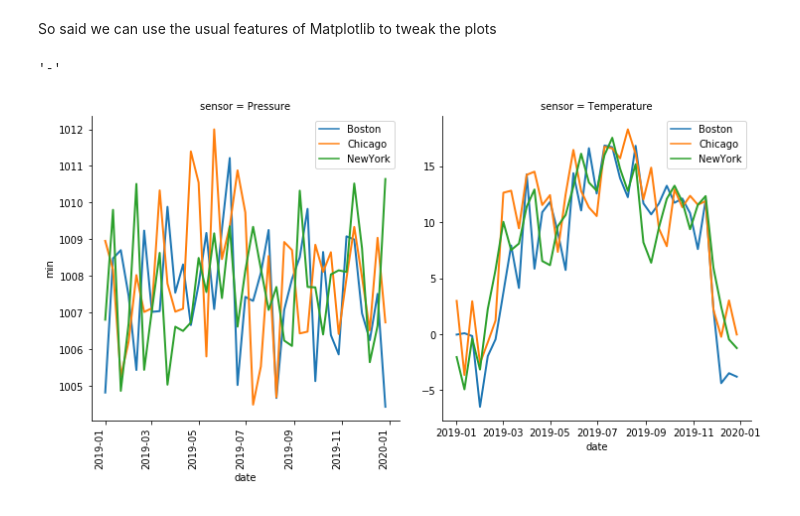
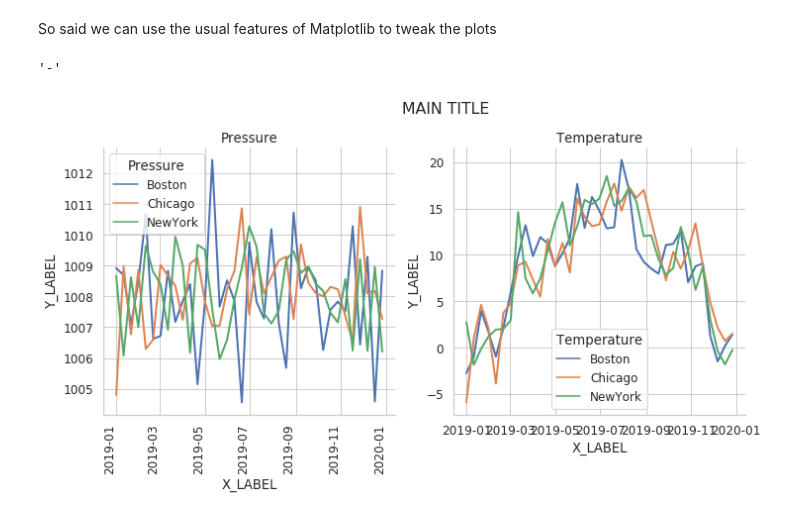
Before and after one commit to antoiovi/jupythernotebooks, a Jupyter notebook: Matplotlib/Seaborn-Subplots-Lineplot- stacked data.ipynb, the cells around one changed output. Saved outputs shown, nothing was run; the diff lists cells and outputs as text; code cells hidden in the pictures.

```diff
--- a/Matplotlib/Seaborn-Subplots-Lineplot- stacked data.ipynb
+++ b/Matplotlib/Seaborn-Subplots-Lineplot- stacked data.ipynb
@@ -110,7 +110,7 @@ for d in dates:
             val_max.append(maxim)
 
 
-tab={'date':Data,'city':City,'sensor':Sensor,'min':val_min,'max':val_max}
+tab={'date':Date,'city':City,'sensor':Sensor,'min':val_min,'max':val_max}
 df=pd.DataFrame(tab)
 
 df.set_index('date',inplace=True)
@@ -224,34 +224,70 @@ g.axes
 So said we can use the usual features of Matplotlib to tweak the plots
 # %%
 import matplotlib.ticker as ticker
-
+import matplotlib.pyplot as plt
+data=df.groupby([pd.Grouper( freq='10D'),'city','sensor']).mean()
+data=pd.DataFrame(data)
 g=sns.relplot(
     data=data,
     x=data.index.get_level_values(0), y="min",
      hue=data.index.get_level_values(1), col=data.index.get_level_values(2),
     kind="line",  lw=2,
     facet_kws=dict(sharex=True,sharey=False),
 )
+
+# Font size of labels and ticks
+sns.set(font_scale=1.1)
+
+#Stile grid
+sns.set_style('whitegrid')
+
 row=0
 ax1=g.axes[row][0]
 ax2=g.axes[row][1]
 
 # Rotation of labels of first X axes
 ax1.set_xticklabels(ax1.get_xticklabels(), rotation=90, ha="right")
 
+
+
+
 # Put the legend on the first plot
 ax1.legend()
 
-#tahe the legend from the first plot
+
+'''     OPERATIONS ON LEGEND '''
+# We take the legend of the first subplot
+g.axes[0][0].legend()
 legend=g.axes[0][0].legend()
-handles, labels = g.axes[0][0].get_legend_handles_labels() # Extract the properties of the lend
-ax2.legend(handles,labels) # ADD the legend also to the second plot
+handles, labels = g.axes[0][0].get_legend_handles_labels() # we get the parameters to create same legend in each suplot
 
-# Hide the main lefend
+# Iteration on each subplot : return name of col (or row if only row is defined) and the matplotlib Axes
+for col_val,ax in g.axes_dict.items():
+    ax.legend(handles,labels,title=col_val)
+    ax.set_title(col_val)
+    ax.set_xlabel('X_LABEL')
+    ax.set_ylabel('Y_LABEL')
+
+
+''' If row and col are defined in the relplot, the first term is a tuple:
+
+    for (row_val, col_val), ax in g.axes_dict.items():
+        ax.legend(handles,labels,title=row_val)
+
+'''
+
+
+# Hide the main legend
 g.legend.set_visible(False)
+
+# We add a main TITLE
+plt.subplots_adjust(top=0.85)
+g.fig.suptitle("MAIN TITLE")
+
+
 
 
 '''-'''
 # %% [output]
 '-'
-[figure, old version]
+[figure, new version]
```
Also changed, not shown: parts of 1 cell of this notebook, 3 other files.
